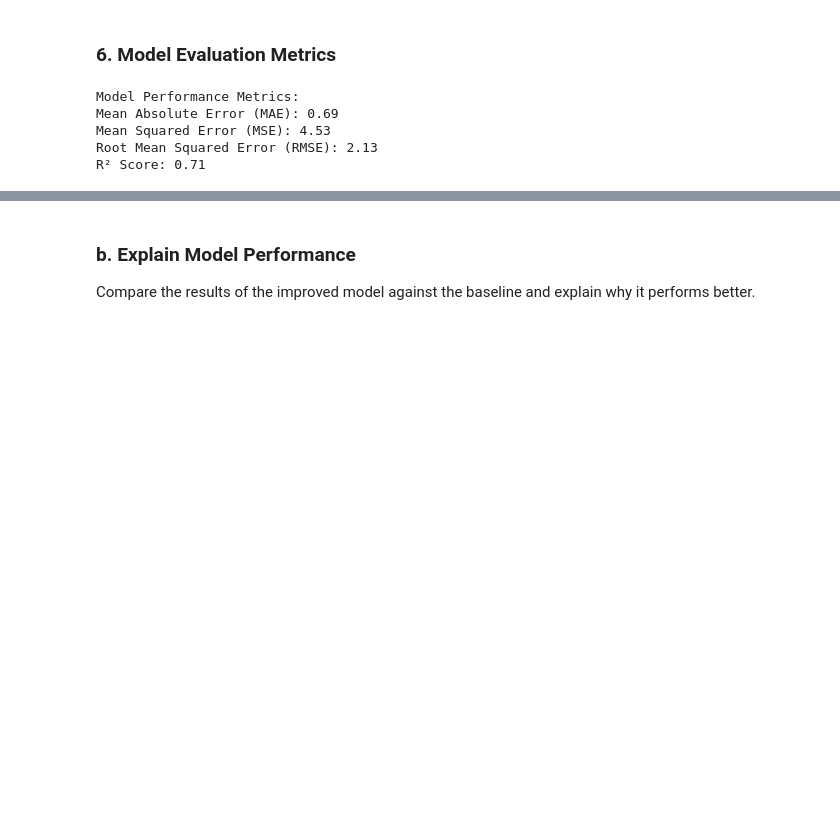
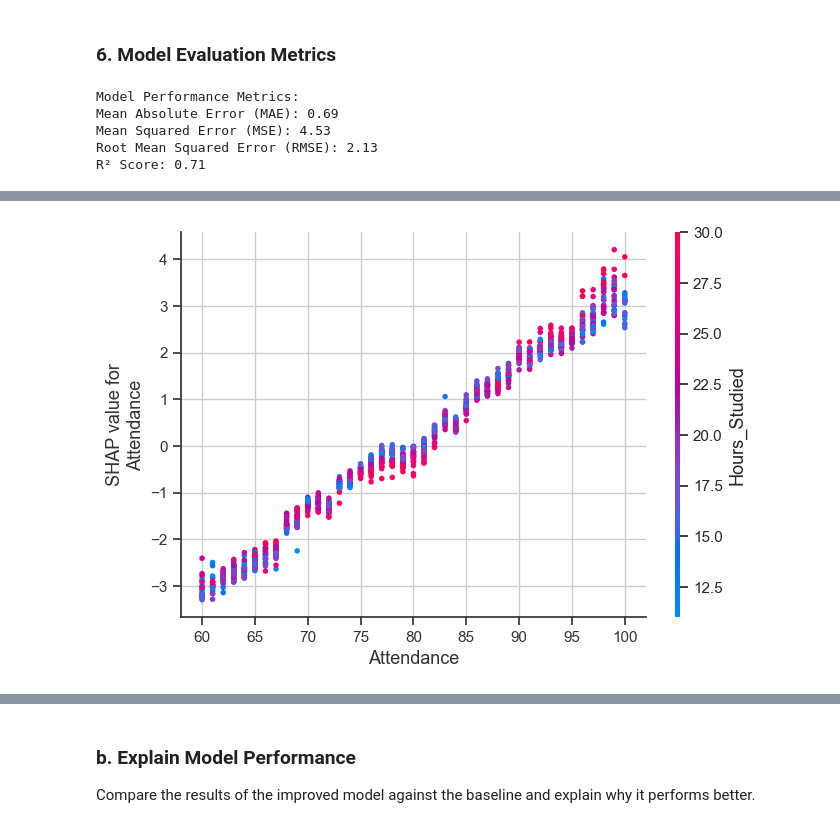
Before and after one commit to adirelm/TDS_student_performance_analysis_part2, a Jupyter notebook: TDS_student_performance_analysis_part2.ipynb, the cells around one changed output, grey strips where cells are left out. Drawn from its saved outputs; the diff is of its cells as text; code cells hidden in the pictures; blank space fills up the shorter version.

```diff
--- a/TDS_student_performance_analysis_part2.ipynb
+++ b/TDS_student_performance_analysis_part2.ipynb
@@ -693,0 +1046,10 @@ The bar plot provides a visual representation of the **mean(|SHAP value|)**, whi
+# %%
+shap.dependence_plot(
+    'Attendance',
+    shap_values=shap_values.values,
+    features=pipeline.named_steps['preprocessor'].transform(X_test),
+    feature_names=feature_names,
+    interaction_index='Hours_Studied'
+)
+# %% [output]
+[figure, added]
```
Also changed, not shown: parts of 86 cells of this notebook, 1 other file.
